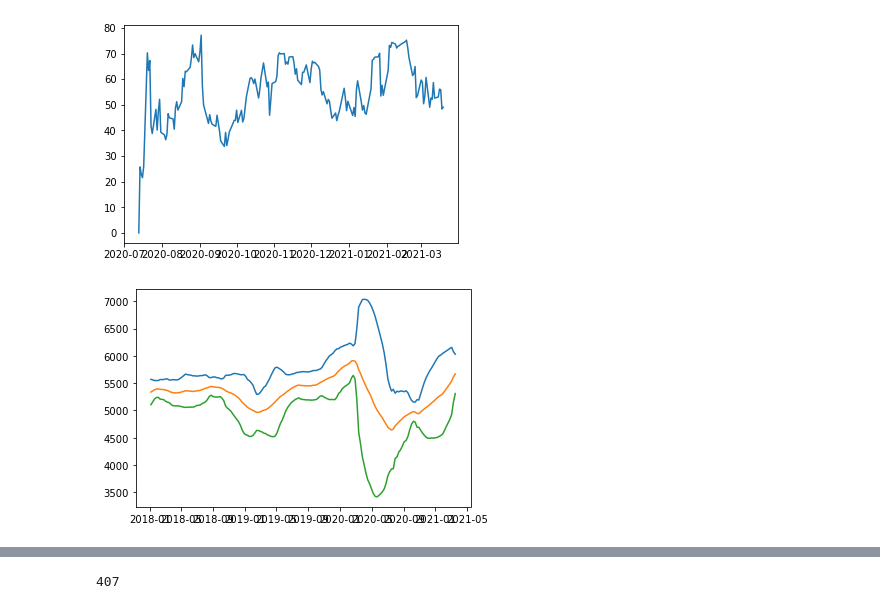
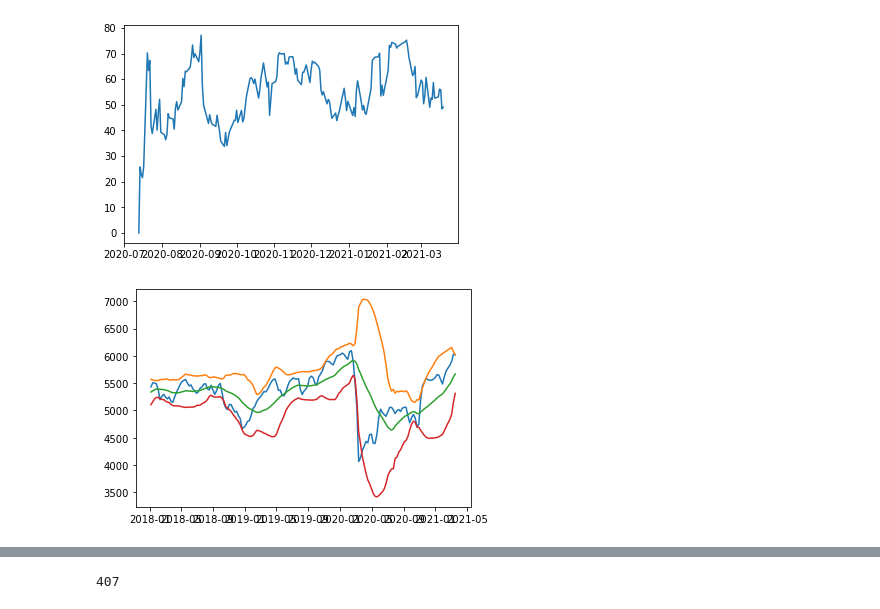
Before and after one commit to igaekus/projet-python-1A, a Jupyter notebook: algoTrading.ipynb, the cells around one changed output, grey strips where cells are left out. Saved outputs shown, nothing was run; the diff lists cells and outputs as text; code cells hidden in the pictures.

```diff
--- a/algoTrading.ipynb
+++ b/algoTrading.ipynb
@@ -151,14 +151,14 @@ cac40_hist, loreal_hist = pd.DataFrame(cac40.history(period="max")),pd.DataFrame
 # %%
 cac40_hist.columns = map(str.lower, cac40_hist.columns)
 cac40_hist=resample(cac40_hist,"7d")
 ind_weekly_p_change = TA.ROC(cac40_hist, period=1)
 ind_bbands = TA.BBANDS(cac40_hist)
 
-
+plt.plot((cac40_hist["open"]["2018":]+cac40_hist["close"]["2018":])/2)
 plt.plot(ind_bbands["2018":])
 plt.show()
 # %% [output]
-[figure, old version]
+[figure, new version]
 # %%
 plt.plot(ind_weekly_p_change["2018":])
 #plt.plot(cac40_hist["2018-01"])
```
Also changed, not shown: parts of 13 cells of this notebook.
